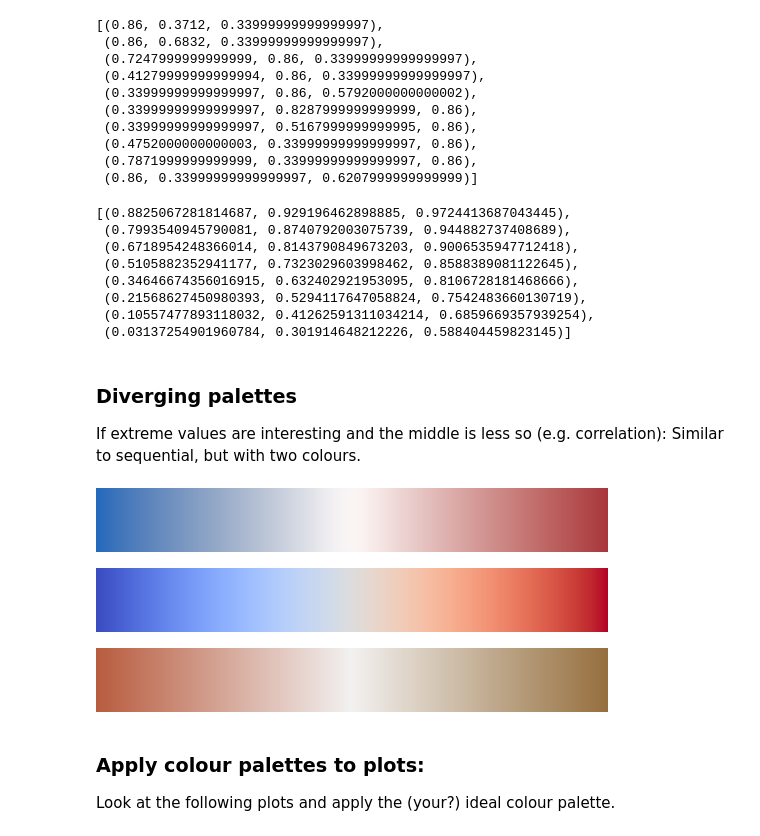
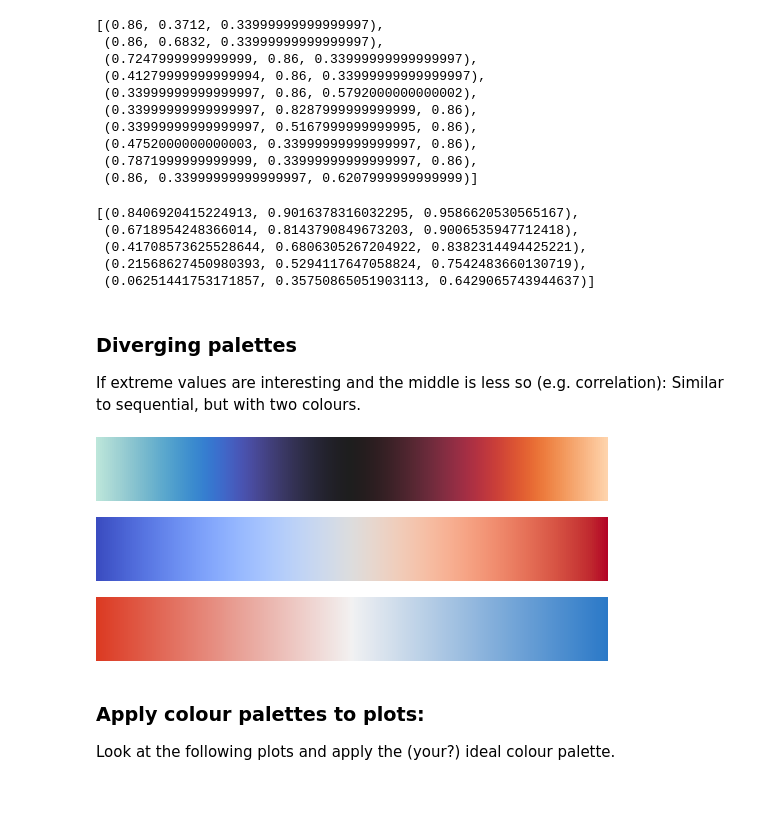
Before and after one commit to mcschuman/ChemicalDataScience103, a Jupyter notebook: lectures/session20/materials/colour_palettes.ipynb, the cells around one changed output. Cells and saved outputs as stored; diff of their text form; code cells hidden in the pictures; blank space fills up the shorter version.

```diff
--- a/lectures/session20/materials/colour_palettes.ipynb
+++ b/lectures/session20/materials/colour_palettes.ipynb
@@ -99,24 +99,21 @@ sns.color_palette("hls", 10)
  (0.86, 0.33999999999999997, 0.6207999999999999)]
 # %%
 # Create a sequential palette with 6 colors
-sns.color_palette("Blues", 8)
+sns.color_palette("Blues", 5)
 # %% [output]
-[(0.8825067281814687, 0.929196462898885, 0.9724413687043445),
- (0.7993540945790081, 0.8740792003075739, 0.944882737408689),
+[(0.8406920415224913, 0.9016378316032295, 0.9586620530565167),
  (0.6718954248366014, 0.8143790849673203, 0.9006535947712418),
- (0.5105882352941177, 0.7323029603998462, 0.8588389081122645),
- (0.34646674356016915, 0.632402921953095, 0.8106728181468666),
+ (0.41708573625528644, 0.6806305267204922, 0.8382314494425221),
  (0.21568627450980393, 0.5294117647058824, 0.7542483660130719),
- (0.10557477893118032, 0.41262591311034214, 0.6859669357939254),
- (0.03137254901960784, 0.301914648212226, 0.588404459823145)]
+ (0.06251441753171857, 0.35750865051903113, 0.6429065743944637)]
 # %% [markdown]
 ### Diverging palettes
 If extreme values are interesting and the middle is less so (e.g. correlation): Similar to sequential, but with two colours.
 # %%
 # Seaborn palettes: e.g. "vlag", "icefire"
-sns.color_palette("vlag", as_cmap=True)
+sns.color_palette("icefire", as_cmap=True)
 # %% [output]
-[figure, old version]
+[figure, new version]
 # %%
 # Matplotlib palettes: e.g. "Spectral", "coolwarm"
 sns.color_palette("coolwarm", as_cmap=True)
@@ -124,9 +121,9 @@ sns.color_palette("coolwarm", as_cmap=True)
 [figure]
 # %%
 # Custom diverging palette, using the hus1 system: define two angles on colour wheel and saturation (s)
-sns.diverging_palette(23, 50, s=70, as_cmap=True)
+sns.diverging_palette(15, 250, s=90, as_cmap=True)
 # %% [output]
-[figure, old version]
+[figure, new version]
 # %% [markdown]
 ### Apply colour palettes to plots:
 
```
Also changed, not shown: parts of 5 cells of this notebook, 2 other files.
